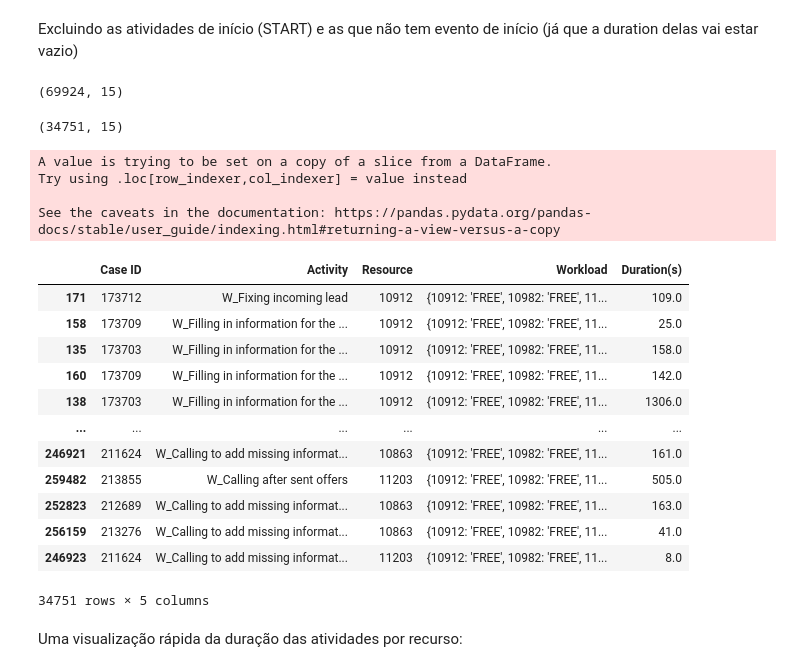
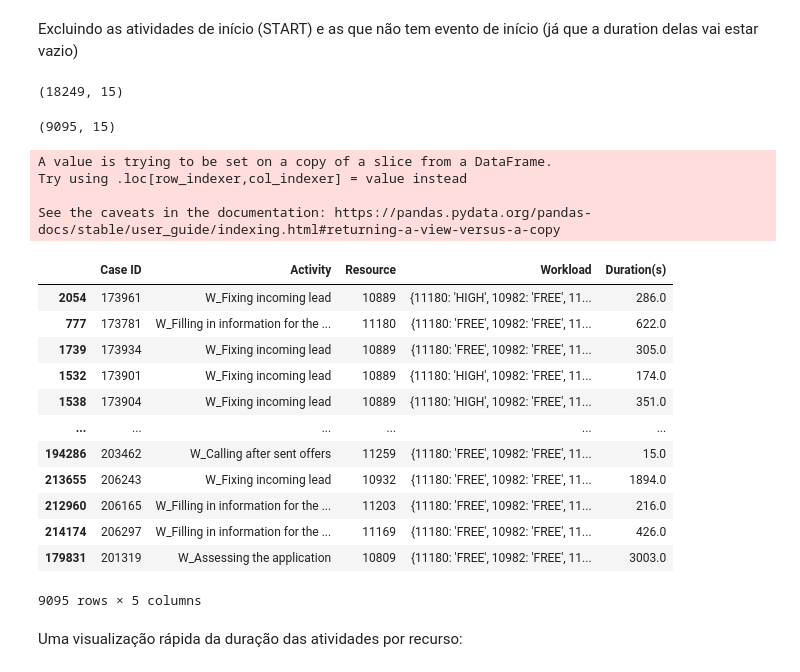
Before and after one commit to thaisneubauer/PPAR2021, a Jupyter notebook: BPI_Challenge_2012_01Preprocessing.ipynb, the cells around one changed output. Cells and saved outputs as stored; diff of their text form; code cells hidden in the pictures.

```diff
--- a/BPI_Challenge_2012_01Preprocessing.ipynb
+++ b/BPI_Challenge_2012_01Preprocessing.ipynb
@@ -262,5 +324,5 @@ data.head(3)
 # %%
-RESOURCES_WORKLOAD = {int(resource): 0 for resource in data['org:resource'].unique()}
+RESOURCES_WORKLOAD = {int(resource): 0 for resource in data_train['org:resource'].unique()}
 def update_workload_count(x):
   if x['lifecycle:transition'] == 'START':
     RESOURCES_WORKLOAD[int(x['org:resource'])] += 1
@@ -269,4 +331,4 @@ def update_workload_count(x):
   x.Workload_count = RESOURCES_WORKLOAD.copy()
   return x
 # %%
-data = data.sort_values(by='time:timestamp').apply(lambda x: update_workload_count(x), axis=1)
+data_train = data_train.sort_values(by='time:timestamp').apply(lambda x: update_workload_count(x), axis=1)
@@ -282,44 +364,44 @@ def def_workload_status(x):
     return 'HIGH'
   x['Workload'] = {resource: get_r_workload(resource) for resource in x['Workload_count']}
   return x
-data = data.apply(lambda x: def_workload_status(x), axis=1)
+data_train = data_train.apply(lambda x: def_workload_status(x), axis=1)
 #nesse cj de dados, acaba sendo sempre 'FREE' ou 'HIGH' porque são poucas atividades executadas
 #num mesmo intervalo de tempo -> fica bem pequena a média de atividades em cada r, como a maioria
 #executa 0 atividades - activities_being_exec é pequeno e qtd_resources é grande (57).
 # %% [markdown]
 Excluindo as atividades de início (START) e as que não tem evento de início (já que a duration delas vai estar vazio)
 # %%
-data.shape
+data_train.shape
 # %% [output]
-(69924, 15)
+(18249, 15)
-# %%
-data = data.dropna()
-data.shape
-# %% [output]
-(34751, 15)
+# %%
+data_train = data_train.dropna()
+data_train.shape
+# %% [output]
+(9095, 15)
 # %%
-data_final = data[['Case ID', 'Activity', 'org:resource', 'Workload', 'Duration(s)']]
-data_final['org:resource'] = data_final['org:resource'].astype(int).astype(str)
-data_final = data_final.rename(columns = {'org:resource':'Resource'})
-data_final
+data_train_final = data_train[['Case ID', 'Activity', 'org:resource', 'Workload', 'Duration(s)']]
+data_train_final['org:resource'] = data_train_final['org:resource'].astype(int).astype(str)
+data_train_final = data_train_final.rename(columns = {'org:resource':'Resource'})
+data_train_final
 # %% [output]
 A value is trying to be set on a copy of a slice from a DataFrame.
 Try using .loc[row_indexer,col_indexer] = value instead
 
 See the caveats in the documentation: https://pandas.pydata.org/pandas-docs/stable/user_guide/indexing.html#returning-a-view-versus-a-copy
 |  | Case ID | Activity | Resource | Workload | Duration(s) |
-| 171 | 173712 | W_Fixing incoming lead | 10912 | {10912: 'FREE', 10982: 'FREE', 11... | 109.0 |
-| 158 | 173709 | W_Filling in information for the ... | 10912 | {10912: 'FREE', 10982: 'FREE', 11... | 25.0 |
-| 135 | 173703 | W_Filling in information for the ... | 10912 | {10912: 'FREE', 10982: 'FREE', 11... | 158.0 |
-| 160 | 173709 | W_Filling in information for the ... | 10912 | {10912: 'FREE', 10982: 'FREE', 11... | 142.0 |
-| 138 | 173703 | W_Filling in information for the ... | 10912 | {10912: 'FREE', 10982: 'FREE', 11... | 1306.0 |
+| 2054 | 173961 | W_Fixing incoming lead | 10889 | {11180: 'HIGH', 10982: 'FREE', 11... | 286.0 |
+| 777 | 173781 | W_Filling in information for the ... | 11180 | {11180: 'FREE', 10982: 'FREE', 11... | 622.0 |
+| 1739 | 173934 | W_Fixing incoming lead | 10889 | {11180: 'FREE', 10982: 'FREE', 11... | 305.0 |
+| 1532 | 173901 | W_Fixing incoming lead | 10889 | {11180: 'HIGH', 10982: 'FREE', 11... | 174.0 |
+| 1538 | 173904 | W_Fixing incoming lead | 10889 | {11180: 'HIGH', 10982: 'FREE', 11... | 351.0 |
 | ... | ... | ... | ... | ... | ... |
-| 246921 | 211624 | W_Calling to add missing informat... | 10863 | {10912: 'FREE', 10982: 'FREE', 11... | 161.0 |
-| 259482 | 213855 | W_Calling after sent offers | 11203 | {10912: 'FREE', 10982: 'FREE', 11... | 505.0 |
-| 252823 | 212689 | W_Calling to add missing informat... | 10863 | {10912: 'FREE', 10982: 'FREE', 11... | 163.0 |
-| 256159 | 213276 | W_Calling to add missing informat... | 10863 | {10912: 'FREE', 10982: 'FREE', 11... | 41.0 |
-| 246923 | 211624 | W_Calling to add missing informat... | 11203 | {10912: 'FREE', 10982: 'FREE', 11... | 8.0 |
+| 194286 | 203462 | W_Calling after sent offers | 11259 | {11180: 'FREE', 10982: 'FREE', 11... | 15.0 |
+| 213655 | 206243 | W_Fixing incoming lead | 10932 | {11180: 'FREE', 10982: 'FREE', 11... | 1894.0 |
+| 212960 | 206165 | W_Filling in information for the ... | 11203 | {11180: 'FREE', 10982: 'FREE', 11... | 216.0 |
+| 214174 | 206297 | W_Filling in information for the ... | 11169 | {11180: 'FREE', 10982: 'FREE', 11... | 426.0 |
+| 179831 | 201319 | W_Assessing the application | 10809 | {11180: 'FREE', 10982: 'FREE', 11... | 3003.0 |
-34751 rows × 5 columns
+9095 rows × 5 columns
 # %% [markdown]
 Uma visualização rápida da duração das atividades por recurso:
 # %%
```
Also changed, not shown: parts of 31 cells of this notebook.
